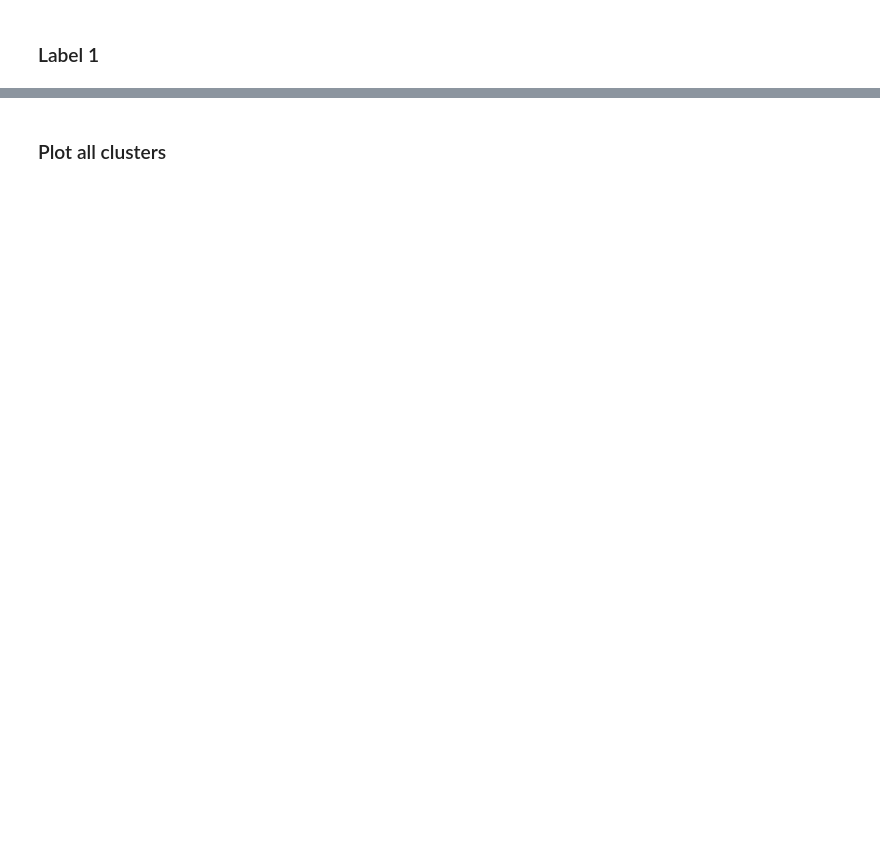
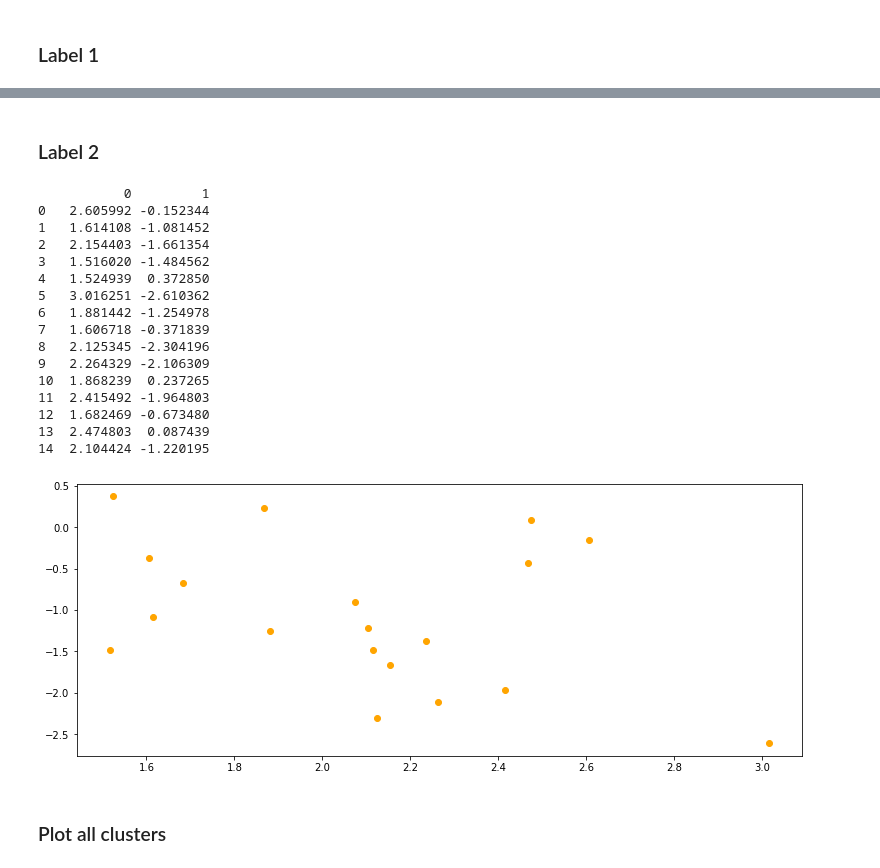
Before and after one commit to tamle7422/data_analysis, a Jupyter notebook: nfl.ipynb, the cells around one changed output, grey strips where cells are left out. Cells and saved outputs as stored; diff of their text form; code cells hidden in the pictures; blank space fills up the shorter version.

```diff
--- a/nfl.ipynb
+++ b/nfl.ipynb
@@ -966,3 +983,30 @@ plt.show()
+# %% [markdown]
+### Label 2
+# %%
+filteredLabel2 = dfTransform[label == 2]
+print(pd.DataFrame(filteredLabel2).head(15))
+
+plt.figure(figsize=(13,5))
+plt.scatter(filteredLabel2[:,0],filteredLabel2[:,1],color="orange")
+plt.show()
+# %% [output]
+           0         1
+0   2.605992 -0.152344
+1   1.614108 -1.081452
+2   2.154403 -1.661354
+3   1.516020 -1.484562
+4   1.524939  0.372850
+5   3.016251 -2.610362
+6   1.881442 -1.254978
+7   1.606718 -0.371839
+8   2.125345 -2.304196
+9   2.264329 -2.106309
+10  1.868239  0.237265
+11  2.415492 -1.964803
+12  1.682469 -0.673480
+13  2.474803  0.087439
+14  2.104424 -1.220195
+[figure, added]
 # %% [markdown]
 ### Plot all clusters
 # %%
```
Also changed, not shown: parts of 15 cells of this notebook.
